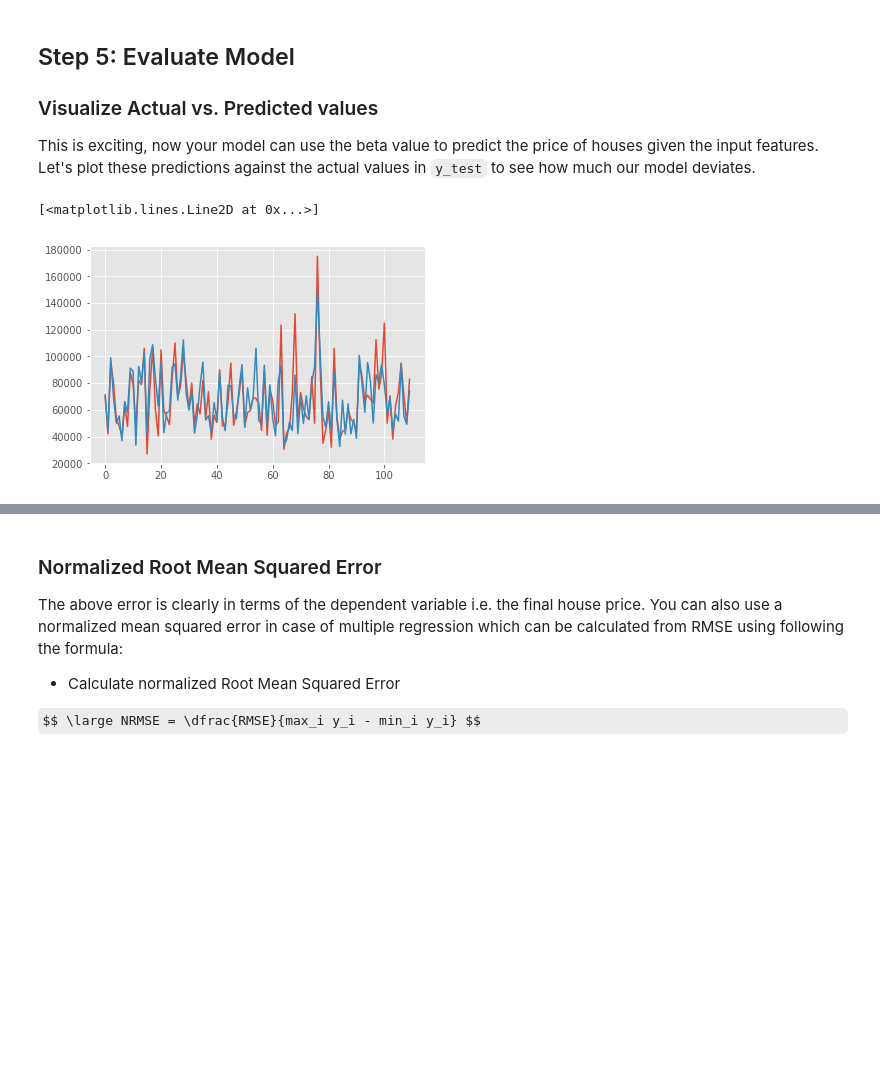
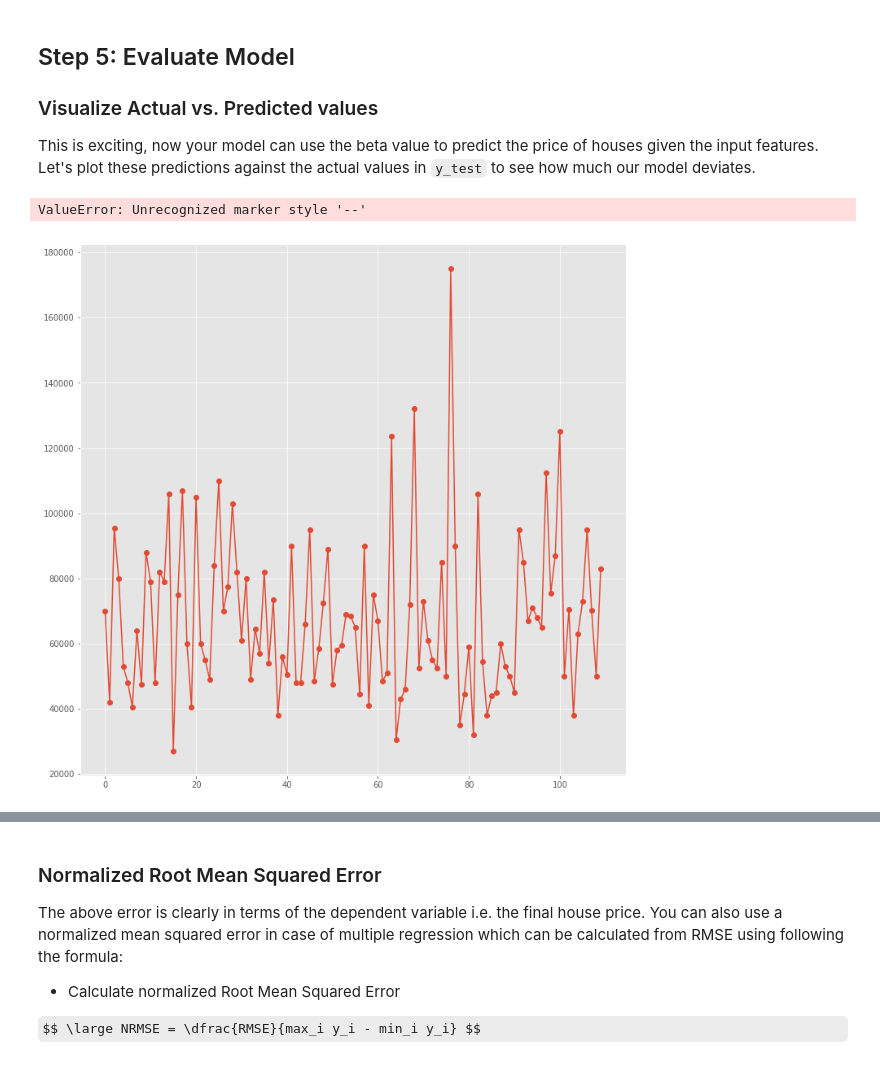
Before and after one commit to jmt0221/dsc-linalg-regression-lab-nyc-ds-082619, a Jupyter notebook: index.ipynb, the cells around one changed output, grey strips where cells are left out. Saved outputs shown, nothing was run; the diff lists cells and outputs as text; code cells hidden in the pictures; some formulas as TeX source; blank space fills up the shorter version.

```diff
--- a/index.ipynb
+++ b/index.ipynb
@@ -190,10 +190,10 @@ plt.style.use('ggplot')
 # %%
 fig = plt.figure(figsize=(12,12))
 plt.plot(y_test,marker='o')
-plt.plot(y_pred, marker=)
+plt.plot(y_pred, marker='--')
 # %% [output]
-[<matplotlib.lines.Line2D at 0x...>]
+ValueError: Unrecognized marker style '--'
-[figure, old version]
+[figure, new version]
 # %%
 # Plot predicted and actual values as line plots
 # %% [markdown]
```
